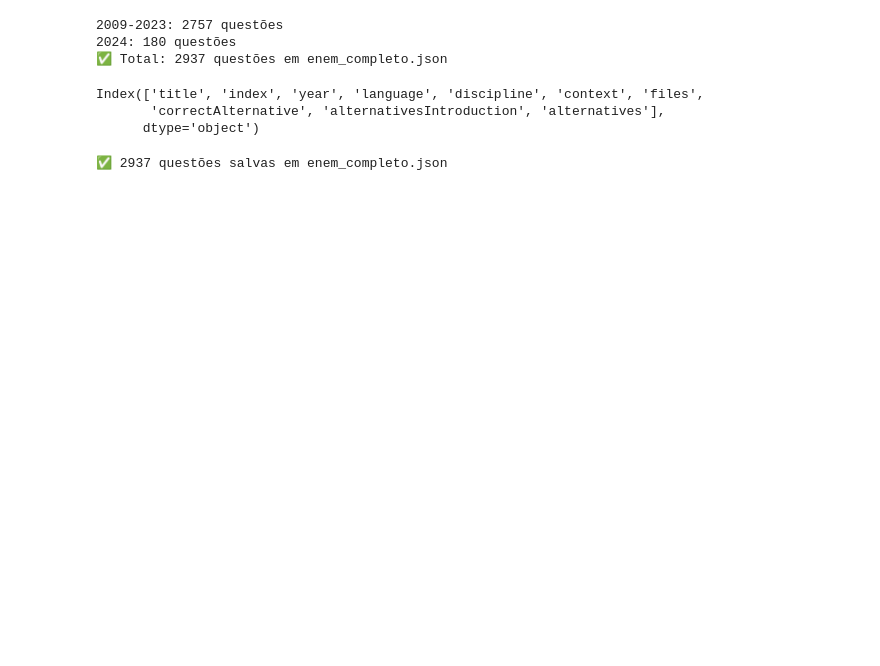
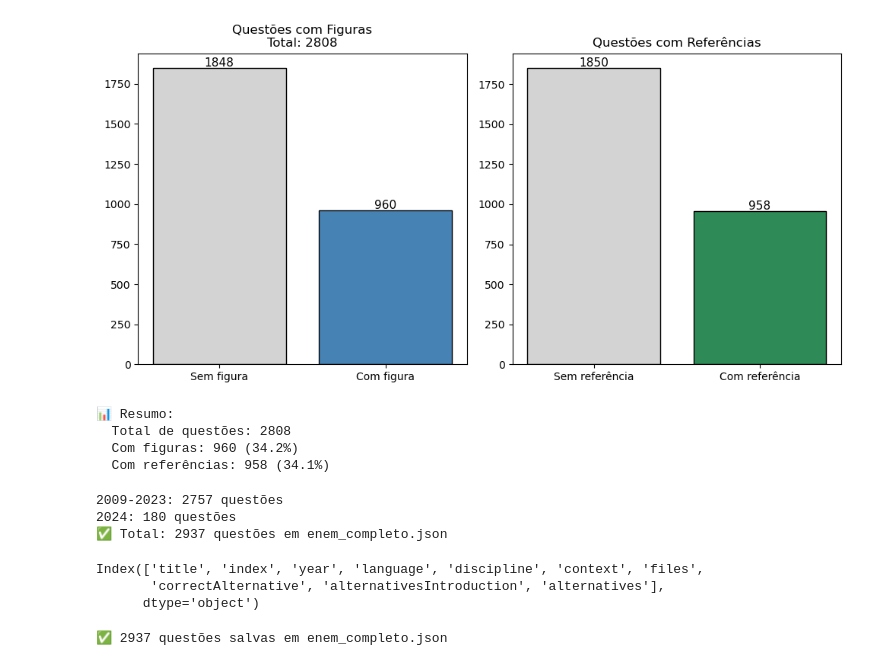
Before and after one commit to amasai-santos/ENEM-LLM-RAG, a Jupyter notebook: extracao_pdf_labeling.ipynb, the cells around one changed output. Drawn from its saved outputs; the diff is of its cells as text; code cells hidden in the pictures; blank space fills up the shorter version.

```diff
--- a/extracao_pdf_labeling.ipynb
+++ b/extracao_pdf_labeling.ipynb
@@ -1,3 +32,46 @@
+# %%
+# Criar colunas de análise
+df['tem_figura'] = df['context'].str.contains(r'!\[.*?\]\(.*?\)', regex=True, na=False)
+df['tem_referencia'] = df['context'].str.contains(r'[A-ZÀ-ÿ]+, [A-ZÀ-ÿ]\.', regex=True, na=False)
+
+# Contagens
+com_figura = df['tem_figura'].sum()
+sem_figura = len(df) - com_figura
+com_referencia = df['tem_referencia'].sum()
+
+# Gráfico
+import matplotlib.pyplot as plt
+
+fig, axes = plt.subplots(1, 2, figsize=(10, 5))
+
+# Figuras
+axes[0].bar(['Sem figura', 'Com figura'], [sem_figura, com_figura],
+            color=['lightgray', 'steelblue'], edgecolor='black')
+axes[0].set_title(f'Questões com Figuras\nTotal: {len(df)}')
+for i, v in enumerate([sem_figura, com_figura]):
+    axes[0].text(i, v + 10, str(v), ha='center', fontsize=11)
+
+# Referências
+axes[1].bar(['Sem referência', 'Com referência'],
+            [len(df) - com_referencia, com_referencia],
+            color=['lightgray', 'seagreen'], edgecolor='black')
+axes[1].set_title(f'Questões com Referências')
+for i, v in enumerate([len(df) - com_referencia, com_referencia]):
+    axes[1].text(i, v + 10, str(v), ha='center', fontsize=11)
+
+plt.tight_layout()
+plt.show()
+
+print(f"📊 Resumo:")
+print(f"  Total de questões: {len(df)}")
+print(f"  Com figuras: {com_figura} ({100*com_figura/len(df):.1f}%)")
+print(f"  Com referências: {com_referencia} ({100*com_referencia/len(df):.1f}%)")
+# %% [output]
+[figure, added]
+📊 Resumo:
+  Total de questões: 2808
+  Com figuras: 960 (34.2%)
+  Com referências: 958 (34.1%)
 # %%
 import json
 
```
Also changed, not shown: parts of 29 cells of this notebook.
